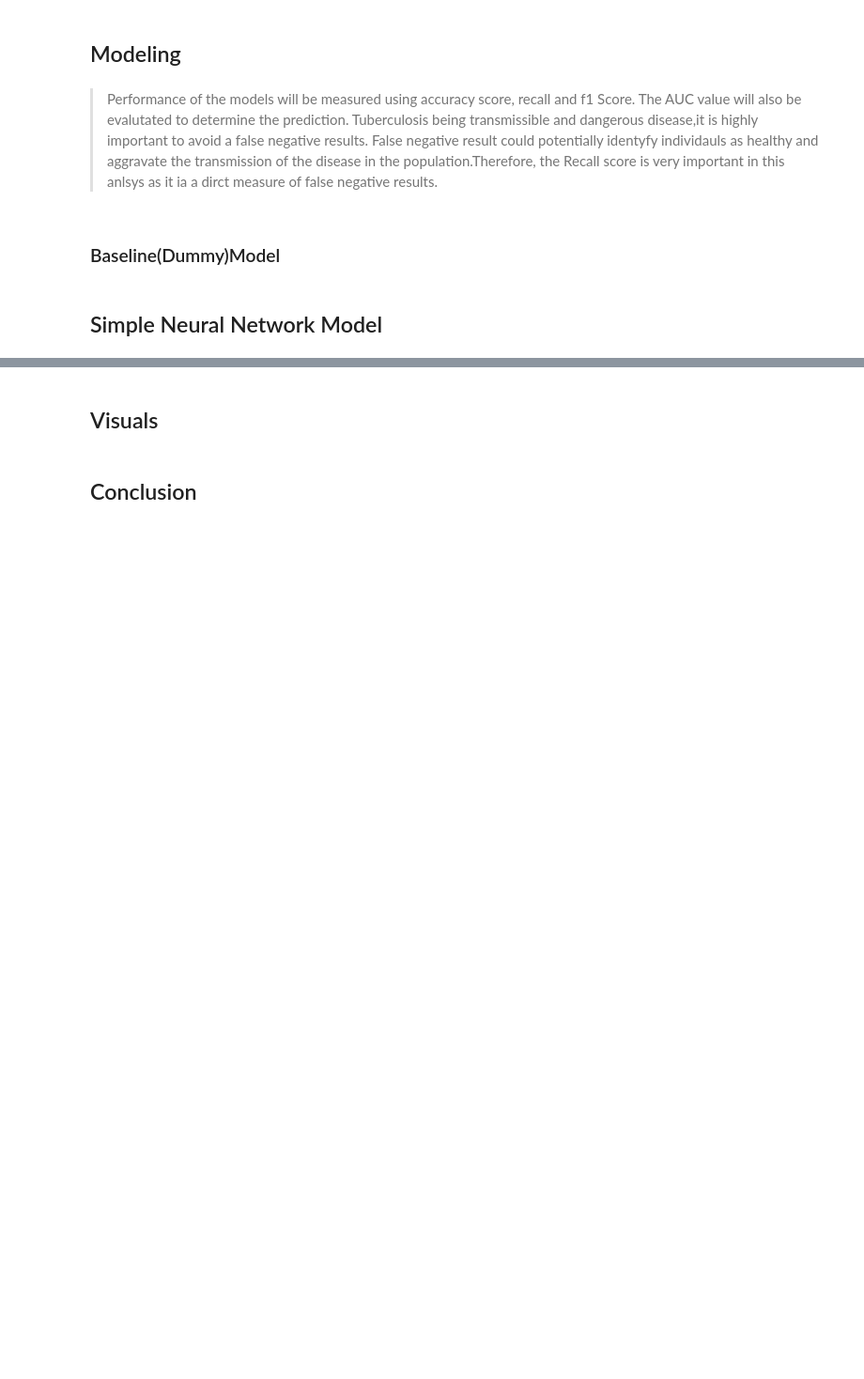
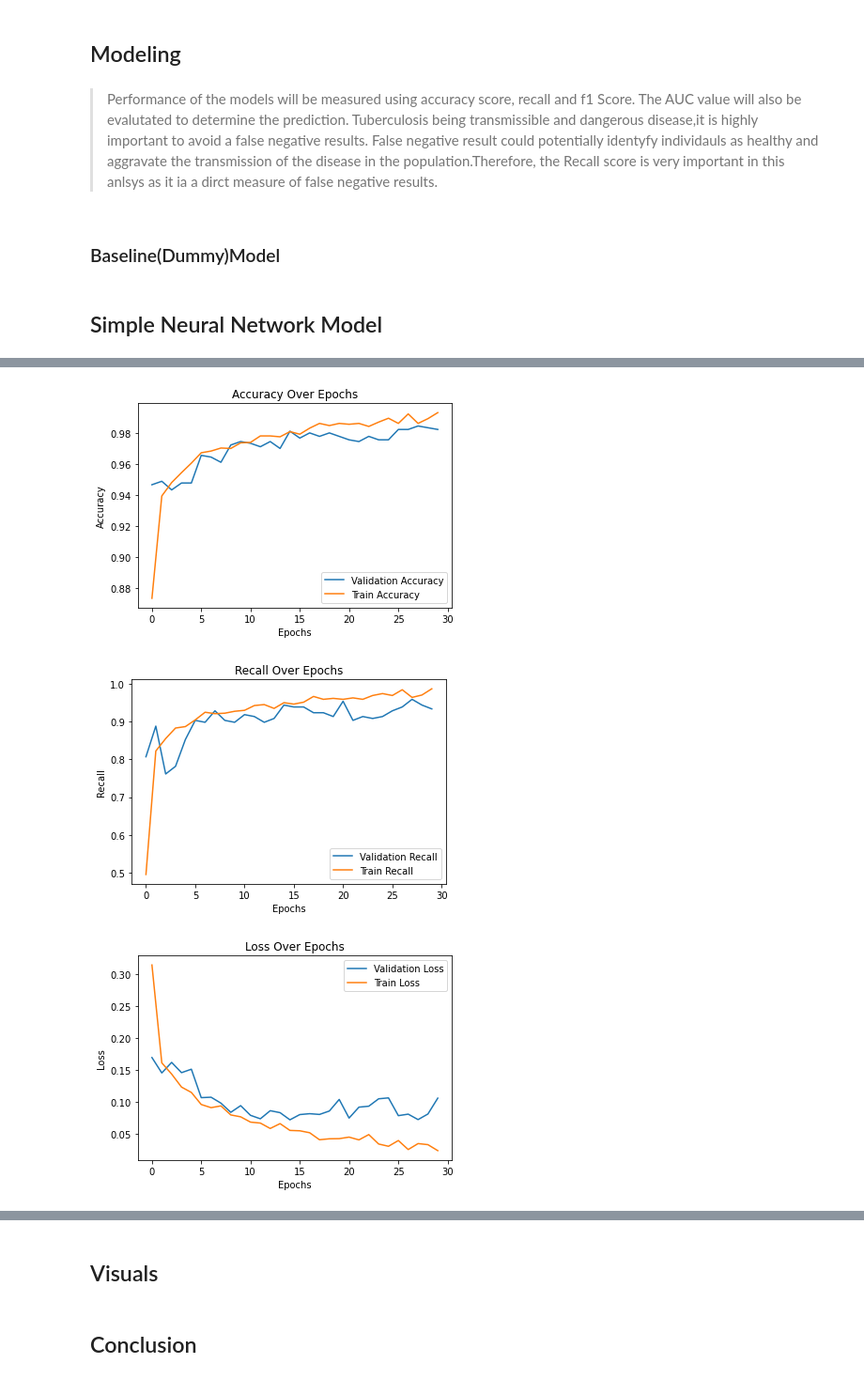
Before and after one commit to Tamiru3/TuberculosisImageClassifcation, a Jupyter notebook: Untitled.ipynb, the cells around one changed output, grey strips where cells are left out. Shown: that part at 94% size. Cells and saved outputs as stored; diff of their text form; code cells hidden in the pictures; blank space fills up the shorter version.

```diff
--- a/Untitled.ipynb
+++ b/Untitled.ipynb
@@ -249,0 +468,19 @@ simple_model.evaluate(test_set)
+# %%
+cnn3_model = models.Sequential([
+    layers.Conv2D(32, (3, 3), activation='relu', input_shape=(64, 64, 1)),
+    layers.MaxPooling2D((2, 2), padding='same'),
+    layers.Conv2D(64, (3, 3), activation='relu'),
+    layers.MaxPooling2D((2, 2), padding='same'),
+    layers.Dropout(0.25),
+    layers.Conv2D(64, (3, 3), activation='relu'),
+    layers.MaxPooling2D((2, 2), padding='same'),
+    layers.Dropout(0.25),
+    layers.Flatten(),
+    layers.Dense(64, activation='relu'),
+    layers.Dropout(0.25),
+    layers.Dense(1, activation='sigmoid')
+])
+
+cnn3_model.compile(optimizer='Adam',
+              loss='binary_crossentropy',
+              metrics=['accuracy', metrics.Recall(name='recall'), metrics.AUC(name='auc'), metrics.AUC(name='prc', curve='PR')])
@@ -249,0 +507,5 @@ simple_model.evaluate(test_set)
+# %%
+cnn3_history = cnn3_model.fit(train_set,
+                    epochs=30,
+                    batch_size=32,
+                    validation_data=validation_set)
@@ -249,0 +530,6 @@ simple_model.evaluate(test_set)
+# %%
+show_metrics(cnn3_history)
+# %% [output]
+[figure, added]
+[figure, added]
+[figure, added]
```
Also changed, not shown: parts of 29 cells of this notebook.
